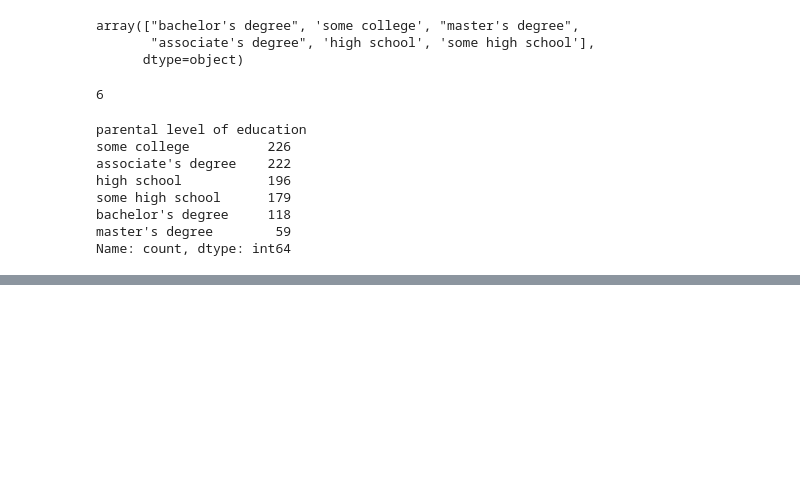
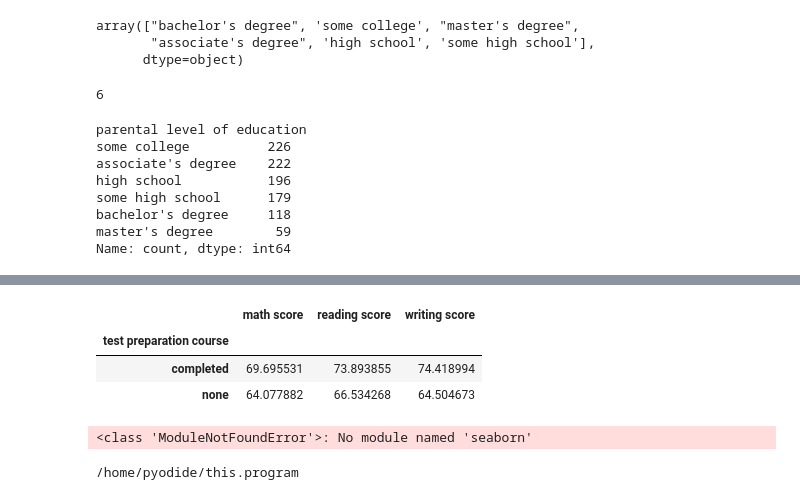
Before and after one commit to 537220y/data-science, a Jupyter notebook: project1/1.ipynb, the cells around one changed output, grey strips where cells are left out. Saved outputs shown, nothing was run; the diff lists cells and outputs as text; code cells hidden in the pictures; blank space fills up the shorter version.

```diff
--- a/project1/1.ipynb
+++ b/project1/1.ipynb
@@ -135,0 +180,31 @@ df
+# %%
+df.groupby("test preparation course")[["math score","reading score","writing score"]].mean()
+# %% [output]
+|  | math score | reading score | writing score |
+| test preparation course |  |  |  |
+| completed | 69.695531 | 73.893855 | 74.418994 |
+| none | 64.077882 | 66.534268 | 64.504673 |
+# %%
+import seaborn as sns
+
+g = sns.catplot(
+    data=df_long,
+    kind="violin",
+    col="Subject",
+    x=prep_col, y="Score",
+    order=["none", "completed"],
+    inner="quartile",
+    cut=0,
+    sharey=True,
+    height=4, aspect=0.9
+)
+g.set_titles("{col_name}")
+g.fig.suptitle("是否参加考试辅导课程：分科成绩分布对比", y=1.05)
+plt.show()
+# %% [output]
+<class 'ModuleNotFoundError'>: No module named 'seaborn'
+# %%
+import sys
+print(sys.executable)
+# %% [output]
+/home/pyodide/this.program
```
Also changed, not shown: parts of 7 cells of this notebook.
